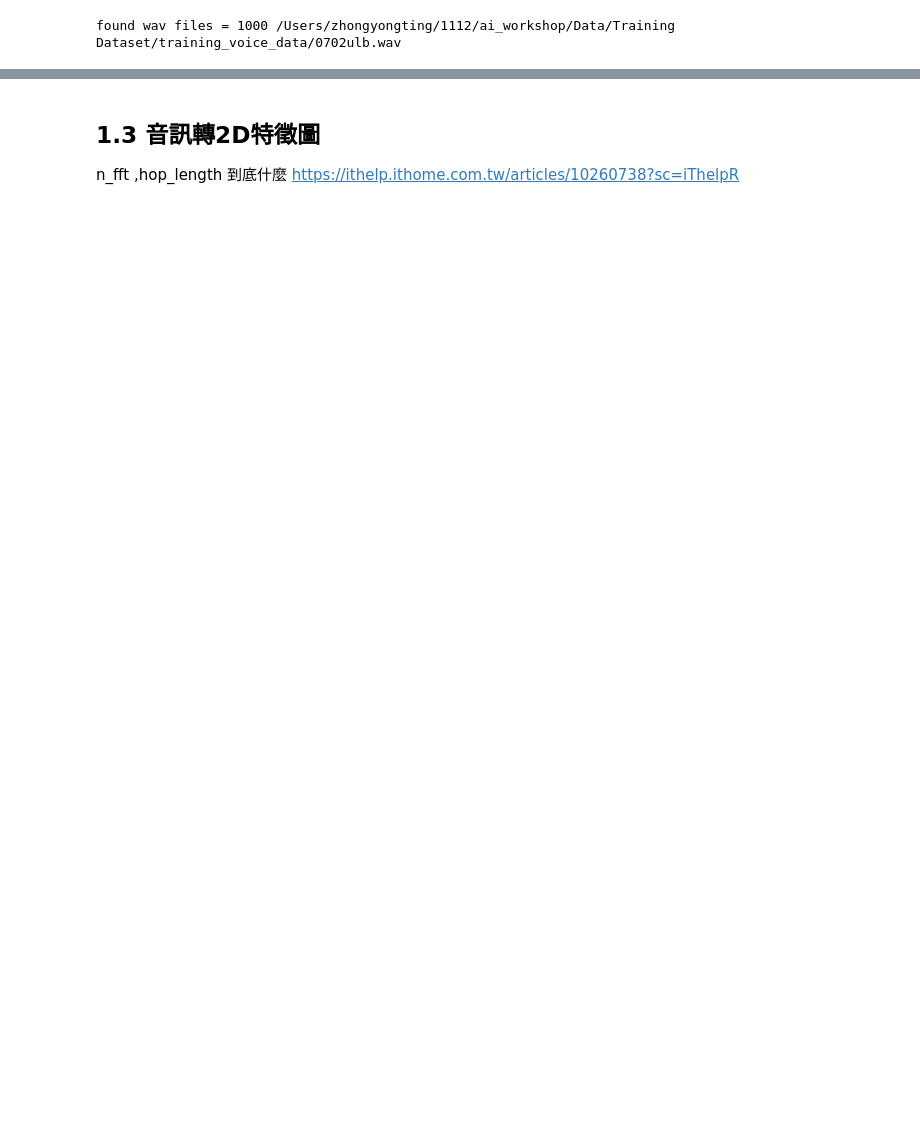
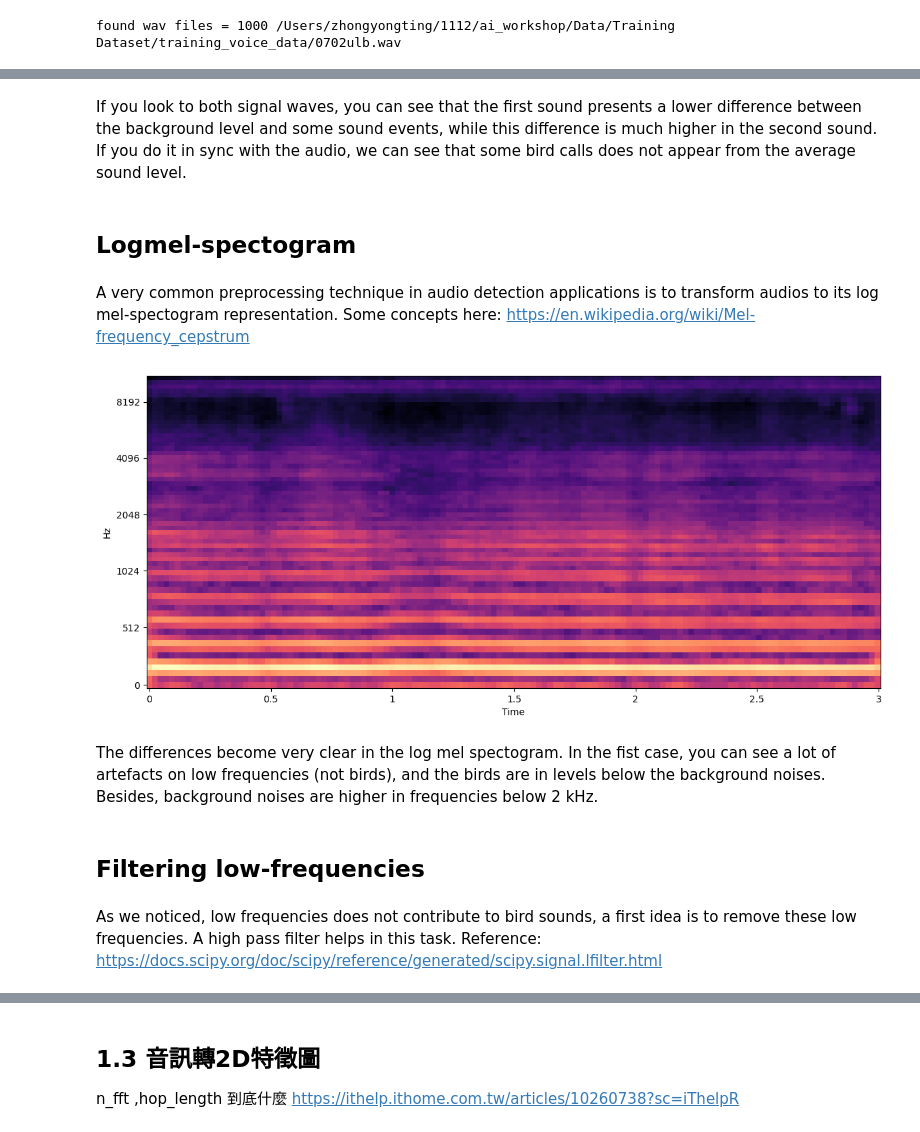
Before and after one commit to chungchungtin/1112, a Jupyter notebook: ai_workshop/Code/my_part.ipynb, the cells around one changed output, grey strips where cells are left out. Cells and saved outputs as stored; diff of their text form; code cells hidden in the pictures; blank space fills up the shorter version.

```diff
--- a/ai_workshop/Code/my_part.ipynb
+++ b/ai_workshop/Code/my_part.ipynb
@@ -282,0 +329,13 @@ display.display(display.Audio(filtered, rate=sr))
+# %% [markdown]
+If you look to both signal waves, you can see that the first sound presents a lower difference between the background level and some sound events, while this difference is much higher in the second sound. If you do it in sync with the audio, we can see that some bird calls does not appear from the average sound level.
+# %% [markdown]
+## Logmel-spectogram
+# %% [markdown]
+A very common preprocessing technique in audio detection applications is to transform audios to its log mel-spectogram representation.
+Some concepts here: https://en.wikipedia.org/wiki/Mel-frequency_cepstrum
+# %%
+S1 = librosa.feature.melspectrogram(y=y1, sr=sr, n_mels=64)
+D1 = librosa.power_to_db(S1, ref=np.max)
+librosa.display.specshow(D1, x_axis='time', y_axis='mel');
+# %% [output]
+[figure, added]
@@ -282,0 +346,6 @@ display.display(display.Audio(filtered, rate=sr))
+# %% [markdown]
+The differences become very clear in the log mel spectogram. In the fist case, you can see a lot of artefacts on low frequencies (not birds), and the birds are in levels below the background noises. Besides, background noises are higher in frequencies below 2 kHz.
+# %% [markdown]
+## Filtering low-frequencies
+# %% [markdown]
+As we noticed, low frequencies does not contribute to bird sounds, a first idea is to remove these low frequencies. A high pass filter helps in this task. Reference: https://docs.scipy.org/doc/scipy/reference/generated/scipy.signal.lfilter.html
```
Also changed, not shown: parts of 62 cells of this notebook, 3 other files.
